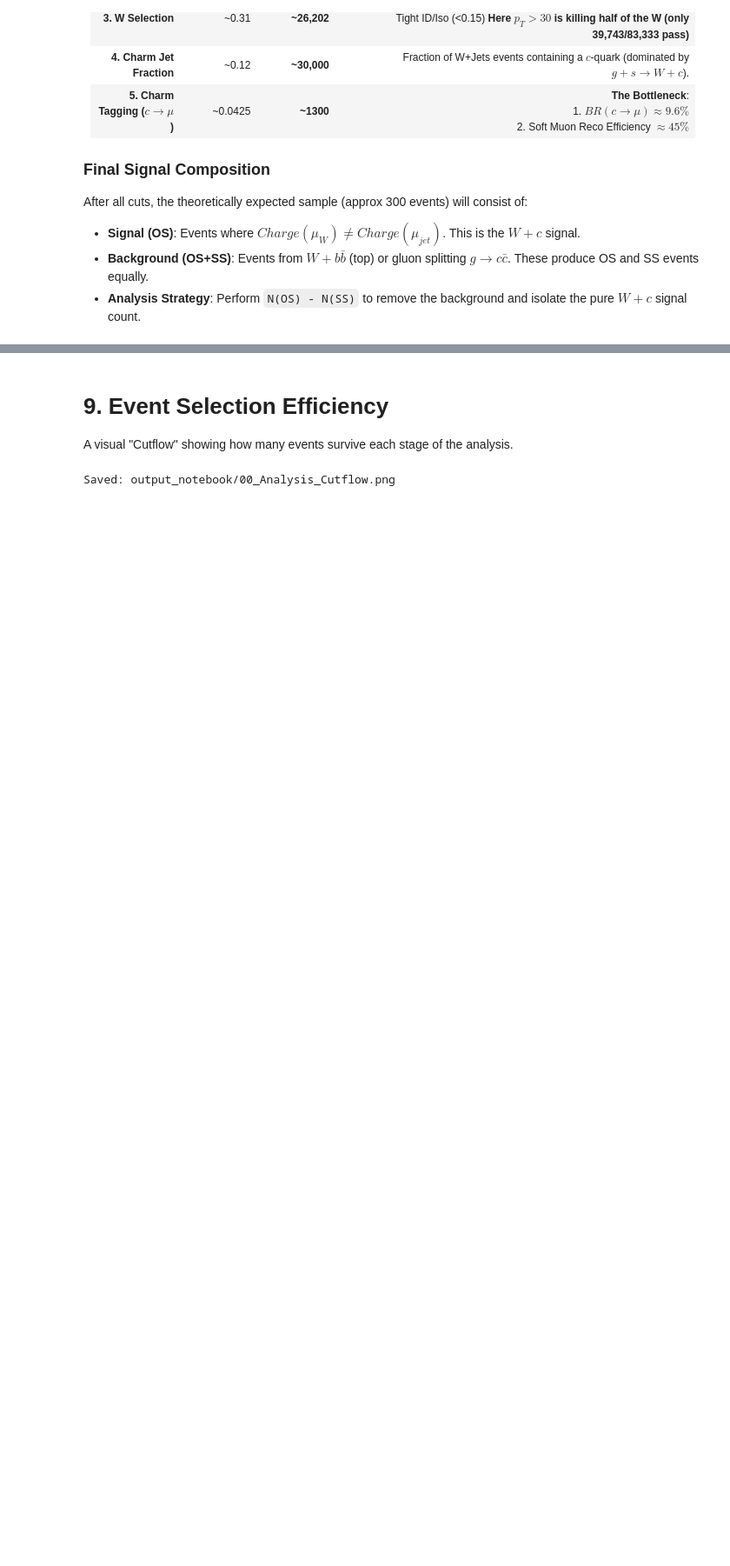
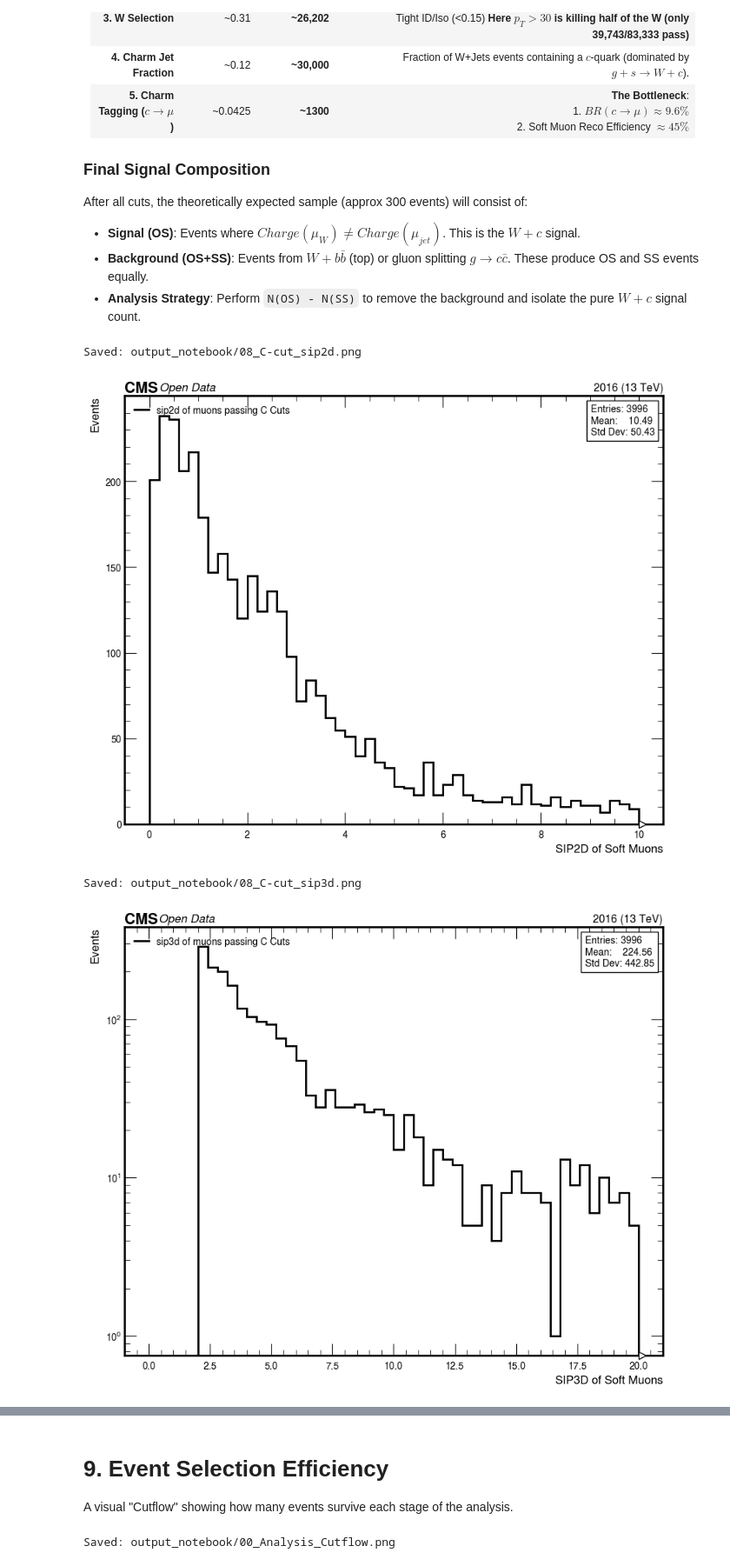
Before and after one commit to xondikoi03/charmTaggingAnalysis, a Jupyter notebook: Wc_Analysis/Coffea_Analysis.ipynb, the cells around one changed output, grey strips where cells are left out. Shown at 87% size. Drawn from its saved outputs; the diff is of its cells as text; code cells hidden in the pictures; blank space fills up the shorter version.

```diff
--- a/Wc_Analysis/Coffea_Analysis.ipynb
+++ b/Wc_Analysis/Coffea_Analysis.ipynb
@@ -215,6 +215,40 @@ soft_muon_mask = (
     (muons.sip3d > 2.0) &
     (muons.jetIdx >= 0)
 )
+# --- 4. CONTROL PLOTS: DISPLACEMENT VARIABLES ---
+
+# Calculate SIP2D on the fly for the selected muons
+# Note: abs() is important because dxy can be negative
+sip2d_values = (abs(muons.dxy / muons.dxyErr))[soft_muon_mask]
+
+# 1. SIP 2D (Significance)
+# Range: 0-10 is standard (cut is usually > 2 or 3)
+hists_to_compute["sip2d"] = dhist.Hist(
+    hist.axis.Regular(50, 0, 10, name="sip2d", label="Muon 2D Impact Param Sig")
+).fill(dak.flatten(sip2d_values))
+stats_to_compute["sip2d"] = dak.flatten(sip2d_values)
+
+# 2. SIP 3D (Significance)
+# Range: 0-20 (Soft muons from b/c decays have long tails)
+hists_to_compute["sip3d"] = dhist.Hist(
+    hist.axis.Regular(50, 0, 20, name="sip3d", label="Muon 3D Impact Param Sig")
+).fill(dak.flatten(muons.sip3d[soft_muon_mask]))
+stats_to_compute["sip3d"] = dak.flatten(muons.sip3d[soft_muon_mask])
+
+# 3. DXY (Impact Parameter)
+# Range: 0 to 0.2 cm.
+# WARNING: Your previous range (0, 8) was 8 cm! dxy is usually microns/mm.
+hists_to_compute["muons.dxy"] = dhist.Hist(
+    hist.axis.Regular(50, -0.1, 0.1, name="dxy", label="Muon dxy [cm]")
+).fill(dak.flatten(muons.dxy[soft_muon_mask]))
+stats_to_compute["muons.dxy"] = dak.flatten(muons.dxy[soft_muon_mask])
+
+# 4. DXY Error
+# Range: 0 to 0.02 cm (Errors are very small)
+hists_to_compute["muons.dxyErr"] = dhist.Hist(
+    hist.axis.Regular(50, 0, 0.02, name="dxyErr", label="Muon dxy Error [cm]")
+).fill(dak.flatten(muons.dxyErr[soft_muon_mask]))
+stats_to_compute["muons.dxyErr"] = dak.flatten(muons.dxyErr[soft_muon_mask])
 
 Soft_Muons = muons[soft_muon_mask]
 Matched_Jets = jets[Soft_Muons.jetIdx]
@@ -362,3 +396,13 @@ After all cuts, the theoretically expected sample (approx 300 events) will consi
 * **Signal (OS)**: Events where $Charge(\mu_W) \neq Charge(\mu_{jet})$. This is the $W+c$ signal.
 * **Background (OS+SS)**: Events from $W+b\bar{b}$ (top) or gluon splitting $g \to c\bar{c}$. These produce OS and SS events equally.
 * **Analysis Strategy**: Perform `N(OS) - N(SS)` to remove the background and isolate the pure $W+c$ signal count.
+# %%
+plot_with_stats(res_hists["sip2d"], res_stats["sip2d"], "sip2d of muons passing C Cuts", r"SIP2D of Soft Muons", "08_C-cut_sip2d.png")
+plot_with_stats(res_hists["sip3d"], res_stats["sip3d"], "sip3d of muons passing C Cuts", r"SIP3D of Soft Muons", "08_C-cut_sip3d.png", logy=True)
+plot_with_stats(res_hists["muons.dxy"], res_stats["muons.dxy"], "dxy of muons passing C Cuts", r"dxy of Soft Muons [cm]", "08_C-cut_dxy.png", logy=True)
+plot_with_stats(res_hists["muons.dxyErr"], res_stats["muons.dxyErr"], "dxyErr of muons passing C Cuts", r"dxyErr of Soft Muons [cm]", "08_C-cut_dxyErr.png", logy=True)
+# %% [output]
+Saved: output_notebook/08_C-cut_sip2d.png
+[figure, added]
+Saved: output_notebook/08_C-cut_sip3d.png
+[figure, added]
```
Also changed, not shown: parts of 1 cell of this notebook, 4 other files.
